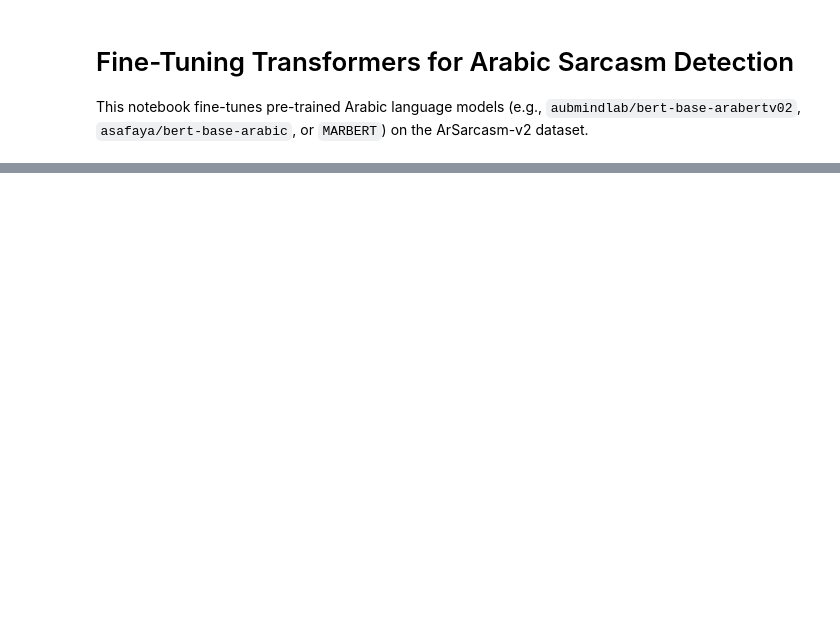
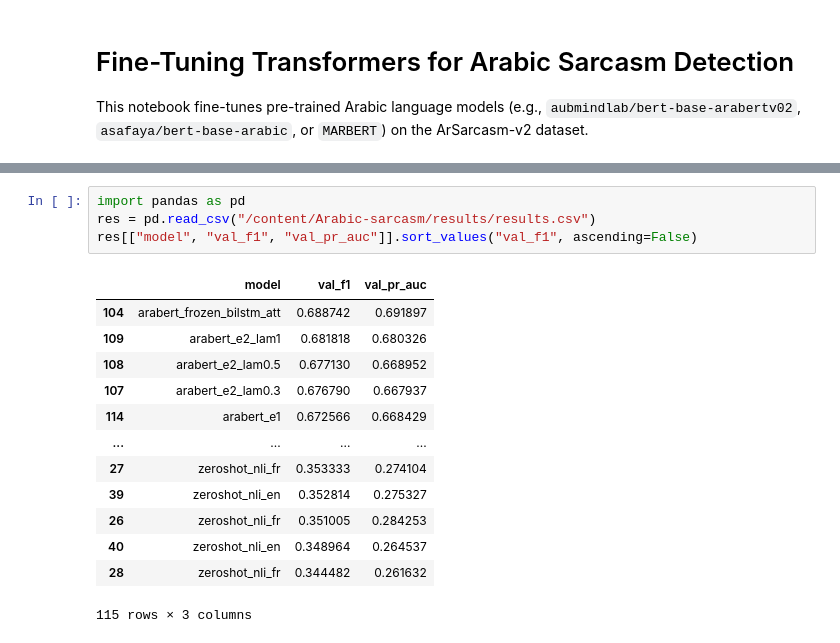
Before and after one commit to cad0m/Arabic-sarcasm, a Jupyter notebook: notebooks/05_finetune.ipynb, the cells around one changed output, grey strips where cells are left out. Saved outputs shown, nothing was run; the diff lists cells and outputs as text; blank space fills up the shorter version.

```diff
--- a/notebooks/05_finetune.ipynb
+++ b/notebooks/05_finetune.ipynb
@@ -48,0 +408,18 @@ class weights: [0.603977620601654, 2.9043641090393066]
+# %%
+import pandas as pd
+res = pd.read_csv("/content/Arabic-sarcasm/results/results.csv")
+res[["model", "val_f1", "val_pr_auc"]].sort_values("val_f1", ascending=False)
+# %% [output]
+|  | model | val_f1 | val_pr_auc |
+| 104 | arabert_frozen_bilstm_att | 0.688742 | 0.691897 |
+| 109 | arabert_e2_lam1 | 0.681818 | 0.680326 |
+| 108 | arabert_e2_lam0.5 | 0.677130 | 0.668952 |
+| 107 | arabert_e2_lam0.3 | 0.676790 | 0.667937 |
+| 114 | arabert_e1 | 0.672566 | 0.668429 |
+| ... | ... | ... | ... |
+| 27 | zeroshot_nli_fr | 0.353333 | 0.274104 |
+| 39 | zeroshot_nli_en | 0.352814 | 0.275327 |
+| 26 | zeroshot_nli_fr | 0.351005 | 0.284253 |
+| 40 | zeroshot_nli_en | 0.348964 | 0.264537 |
+| 28 | zeroshot_nli_fr | 0.344482 | 0.261632 |
+115 rows × 3 columns
```
Also changed, not shown: parts of 25 cells of this notebook.
